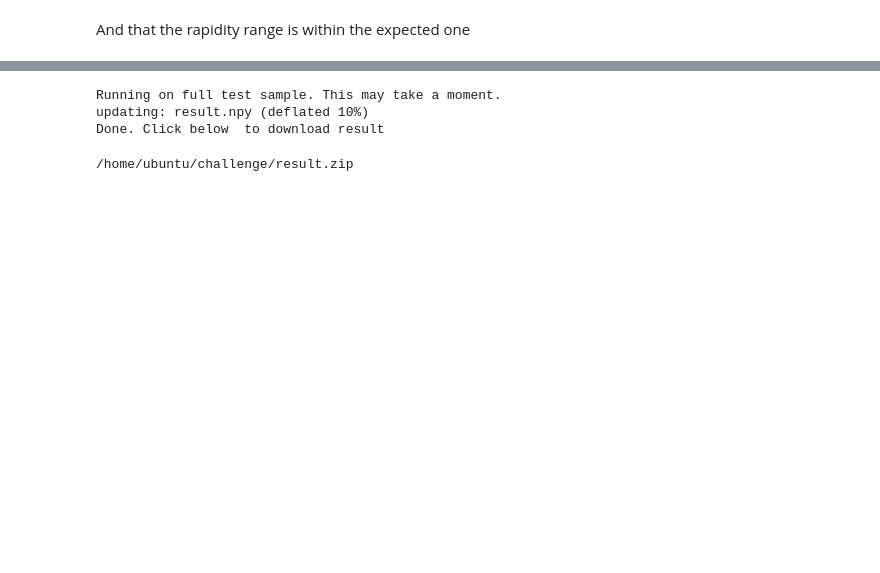
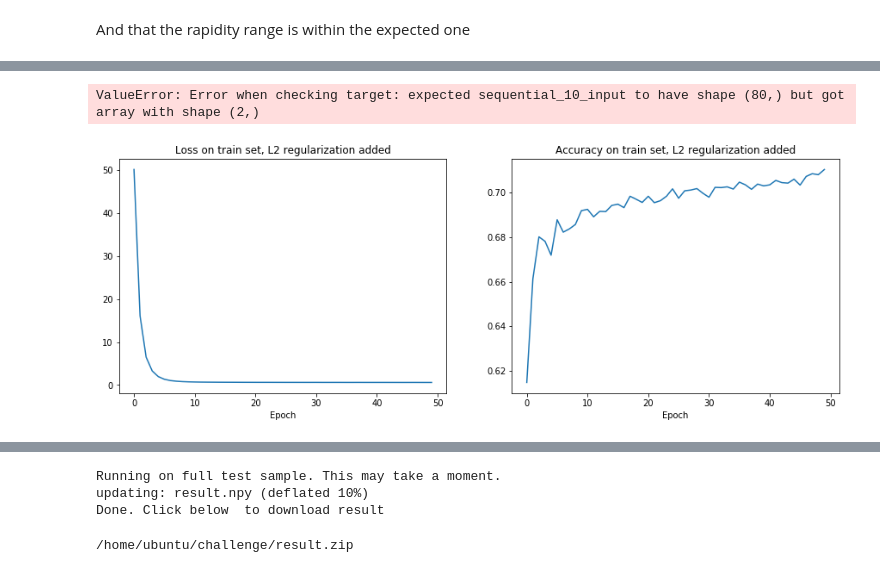
Before and after one commit to zurich-ml/MISiS2019ANN, a Jupyter notebook: do_constit.ipynb, the cells around one changed output, grey strips where cells are left out. Saved outputs shown, nothing was run; the diff lists cells and outputs as text; code cells hidden in the pictures; blank space fills up the shorter version.

```diff
--- a/do_constit.ipynb
+++ b/do_constit.ipynb
@@ -210,0 +301,36 @@ Epoch 10/10
+# %%
+from keras import regularizers
+"""
+Syntax that creates the network
+
+"""
+#Creates the sequential model
+
+model_with_reg = keras.models.Sequential()
+lambd=0.01
+
+##################
+
+
+#Add layers with l2 regularization here
+
+
+#################
+
+"""
+Syntax that trains the network
+
+"""
+model_with_reg.compile(loss='categorical_crossentropy', \
+              optimizer="Adam", \
+              metrics = ["accuracy"])
+
+
+model_with_reg_history = model_with_reg.fit(x=T.reshape(n_events,particles_per_event*features), \
+                                            y=keras.utils.to_categorical(T_labels), \
+                                            validation_split = 0.1, \
+                                            batch_size=128, \
+                                            verbose=1, \
+                                            epochs=50)
+# %% [output]
+ValueError: Error when checking target: expected sequential_10_input to have shape (80,) but got array with shape (2,)
@@ -210,0 +345,13 @@ Epoch 10/10
+# %%
+plt.subplot(1,2,1)
+plt.plot(model_with_reg_history.history['loss'])
+plt.xlabel('Epoch')
+plt.title('Loss on train set, L2 regularization added')
+plt.subplot(1,2,2)
+plt.plot(model_with_reg_history.history['acc'])
+plt.xlabel('Epoch')
+plt.title('Accuracy on train set, L2 regularization added')
+fig = plt.gcf()
+fig.set_size_inches(15,5)
+# %% [output]
+[figure, added]
```
Also changed, not shown: parts of 34 cells of this notebook.
